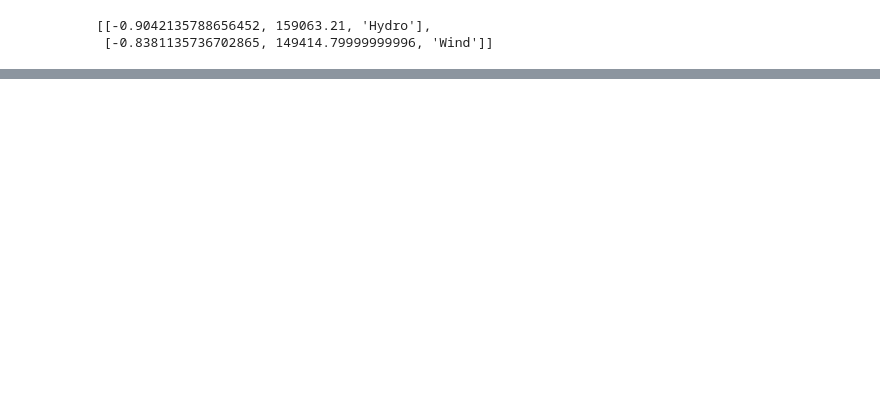
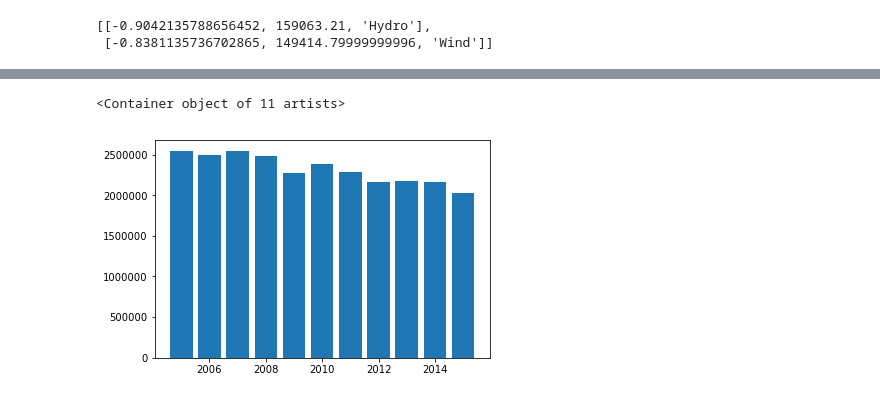
Before and after one commit to tydpan/EASE-Project, a Jupyter notebook: EASE/Core.ipynb, the cells around one changed output, grey strips where cells are left out. Cells and saved outputs as stored; diff of their text form; code cells hidden in the pictures; blank space fills up the shorter version.

```diff
--- a/EASE/Core.ipynb
+++ b/EASE/Core.ipynb
@@ -269,0 +318,7 @@ suggest(2, 75, 30, 1.5, 20000)
+# %%
+total_co2 = pd.read_csv('../Original_Data/Carbon_dioxide_emission/US_CO2_emission.csv').rename(columns = {'CO2_emission (Metric Tons)':'CO2'})
+source_co2 = {'Coal':1364, 'Petro':24, 'NG':530}
+plt.bar(total_co2.Year, total_co2.CO2)
+# %% [output]
+<Container object of 11 artists>
+[figure, added]
```
Also changed, not shown: parts of 8 cells of this notebook.
